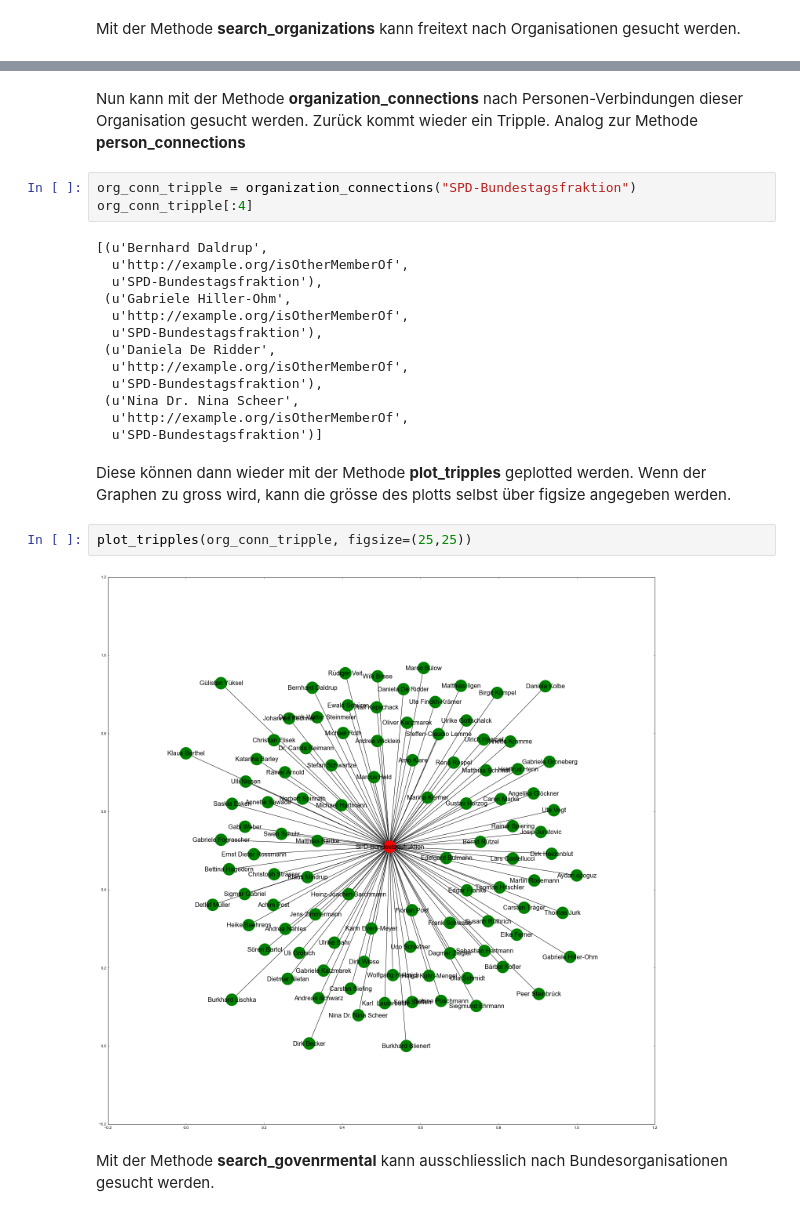
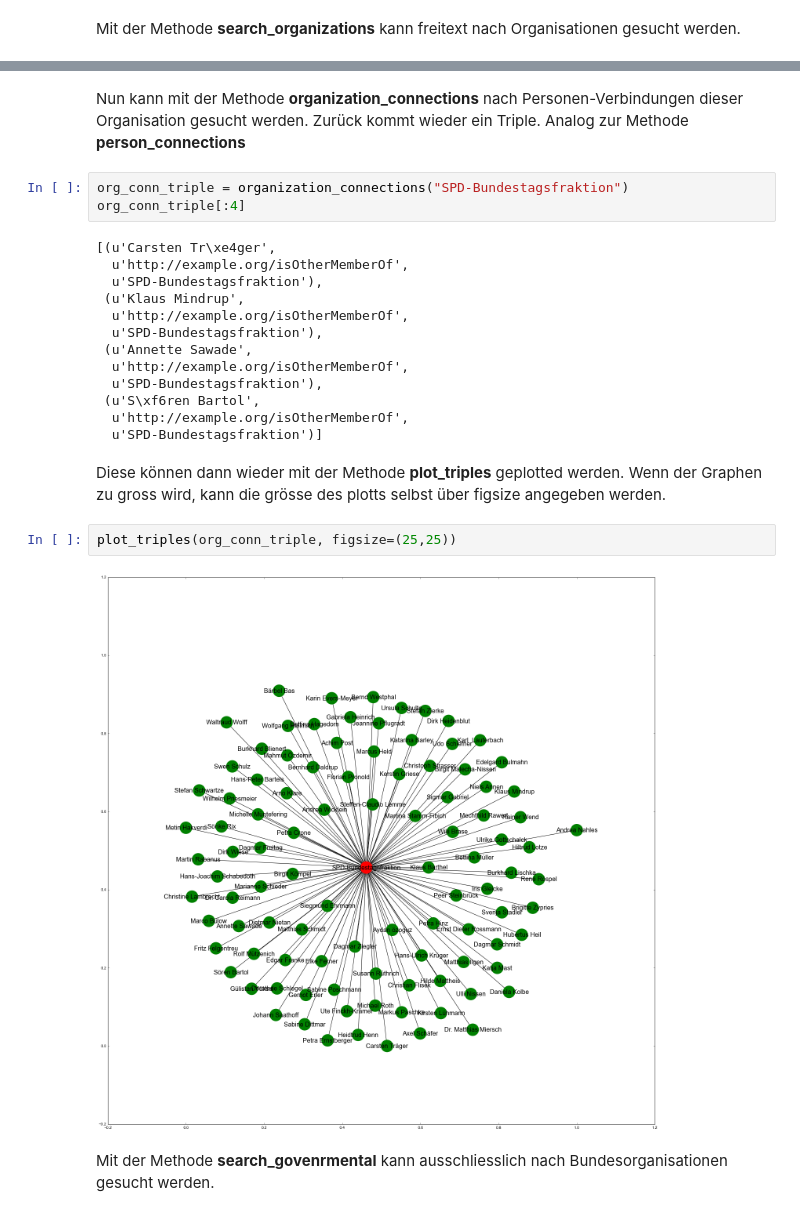
Before and after one commit to codingluke/knowledge_representation_assignment, a Jupyter notebook: BenutzungLobbyRadar.ipynb, the cells around one changed output, grey strips where cells are left out. Saved outputs shown, nothing was run; the diff lists cells and outputs as text.

```diff
--- a/BenutzungLobbyRadar.ipynb
+++ b/BenutzungLobbyRadar.ipynb
@@ -44,28 +44,28 @@ search_organizations("SPD")
 # %% [markdown]
 Nun kann mit der Methode __organization_connections__ nach Personen-Verbindungen dieser Organisation gesucht werden.
-Zurück kommt wieder ein Tripple. Analog zur Methode __person_connections__
+Zurück kommt wieder ein Triple. Analog zur Methode __person_connections__
 # %%
-org_conn_tripple = organization_connections("SPD-Bundestagsfraktion")
-org_conn_tripple[:4]
+org_conn_triple = organization_connections("SPD-Bundestagsfraktion")
+org_conn_triple[:4]
 # %% [output]
-[(u'Bernhard Daldrup',
+[(u'Carsten Tr\xe4ger',
   u'http://example.org/isOtherMemberOf',
   u'SPD-Bundestagsfraktion'),
- (u'Gabriele Hiller-Ohm',
+ (u'Klaus Mindrup',
   u'http://example.org/isOtherMemberOf',
   u'SPD-Bundestagsfraktion'),
- (u'Daniela De Ridder',
+ (u'Annette Sawade',
   u'http://example.org/isOtherMemberOf',
   u'SPD-Bundestagsfraktion'),
- (u'Nina Dr. Nina Scheer',
+ (u'S\xf6ren Bartol',
   u'http://example.org/isOtherMemberOf',
   u'SPD-Bundestagsfraktion')]
 # %% [markdown]
-Diese können dann wieder mit der Methode __plot_tripples__ geplotted werden. Wenn der Graphen zu gross wird, kann die grösse des plotts selbst über figsize angegeben werden.
+Diese können dann wieder mit der Methode __plot_triples__ geplotted werden. Wenn der Graphen zu gross wird, kann die grösse des plotts selbst über figsize angegeben werden.
 # %%
-plot_tripples(org_conn_tripple, figsize=(25,25))
+plot_triples(org_conn_triple, figsize=(25,25))
 # %% [output]
-[figure, old version]
+[figure, new version]
 # %% [markdown]
 Mit der Methode __search_govenrmental__ kann ausschliesslich nach Bundesorganisationen gesucht werden.
 # %%
```
Also changed, not shown: parts of 8 cells of this notebook, 3 other files.
